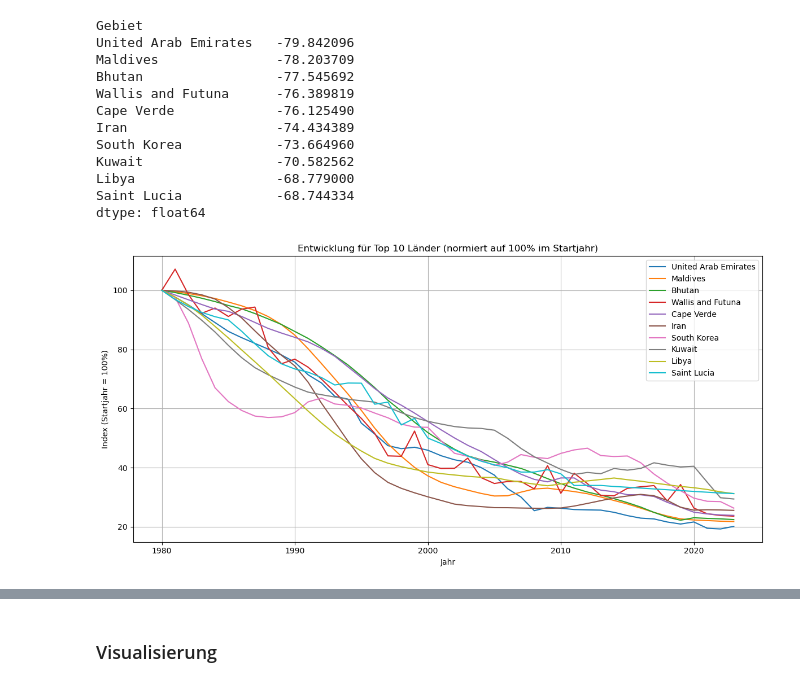
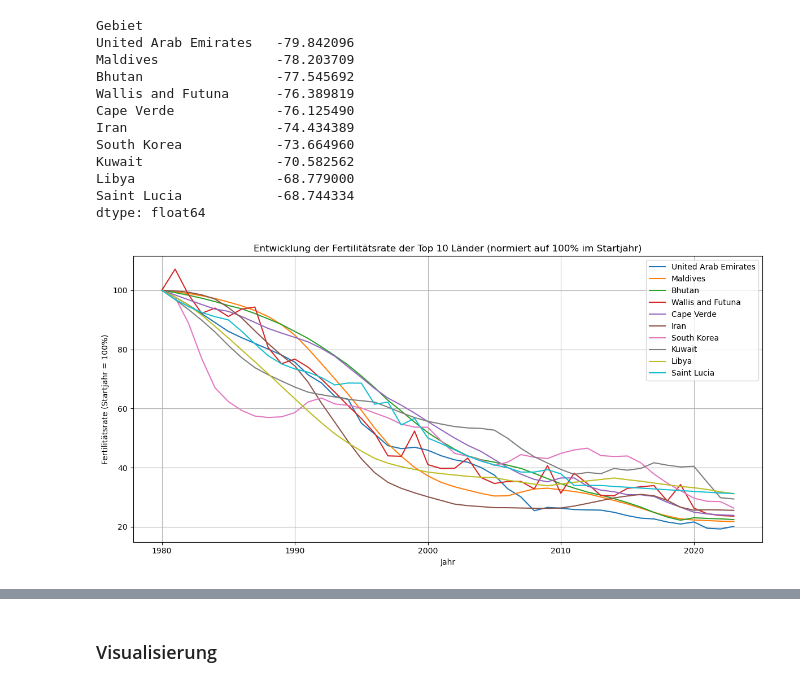
Before and after one commit to Nadja-K-maker/Informatik_LN, a Jupyter notebook: Leistungsnachweis_Python.ipnyp_Fertilitätsrate.ipynb, the cells around one changed output, grey strips where cells are left out. Cells and saved outputs as stored; diff of their text form; code cells hidden in the pictures.

```diff
--- a/Leistungsnachweis_Python.ipnyp_Fertilitätsrate.ipynb
+++ b/Leistungsnachweis_Python.ipnyp_Fertilitätsrate.ipynb
@@ -206,24 +206,24 @@ dtype: float64
 # %%
 top10_laender = diffs_sorted.head(10).index.tolist()
 
 df_selected = df_pivot_1980.loc[top10_laender]
 
 plt.figure(figsize=(12,6))
 
 df_norm = df_selected.div(df_selected.iloc[:, 0], axis=0) * 100
 
 for land in df_norm.index:
     plt.plot(df_norm.columns, df_norm.loc[land], label=land)
 
 plt.xlabel("Jahr")
-plt.ylabel("Index (Startjahr = 100%)")
-plt.title("Entwicklung für Top 10 Länder (normiert auf 100% im Startjahr)")
+plt.ylabel("Fertilitätsrate (Startjahr = 100%)")
+plt.title("Entwicklung der Fertilitätsrate der Top 10 Länder (normiert auf 100% im Startjahr)")
 plt.legend()
 plt.grid(True)
 plt.tight_layout()
 plt.show()
 # %% [output]
-[figure, old version]
+[figure, new version]
 # %%
 
 diffs_sorted.head(10).sort_values(ascending=False).plot(
```
Also changed, not shown: parts of 5 cells of this notebook.
